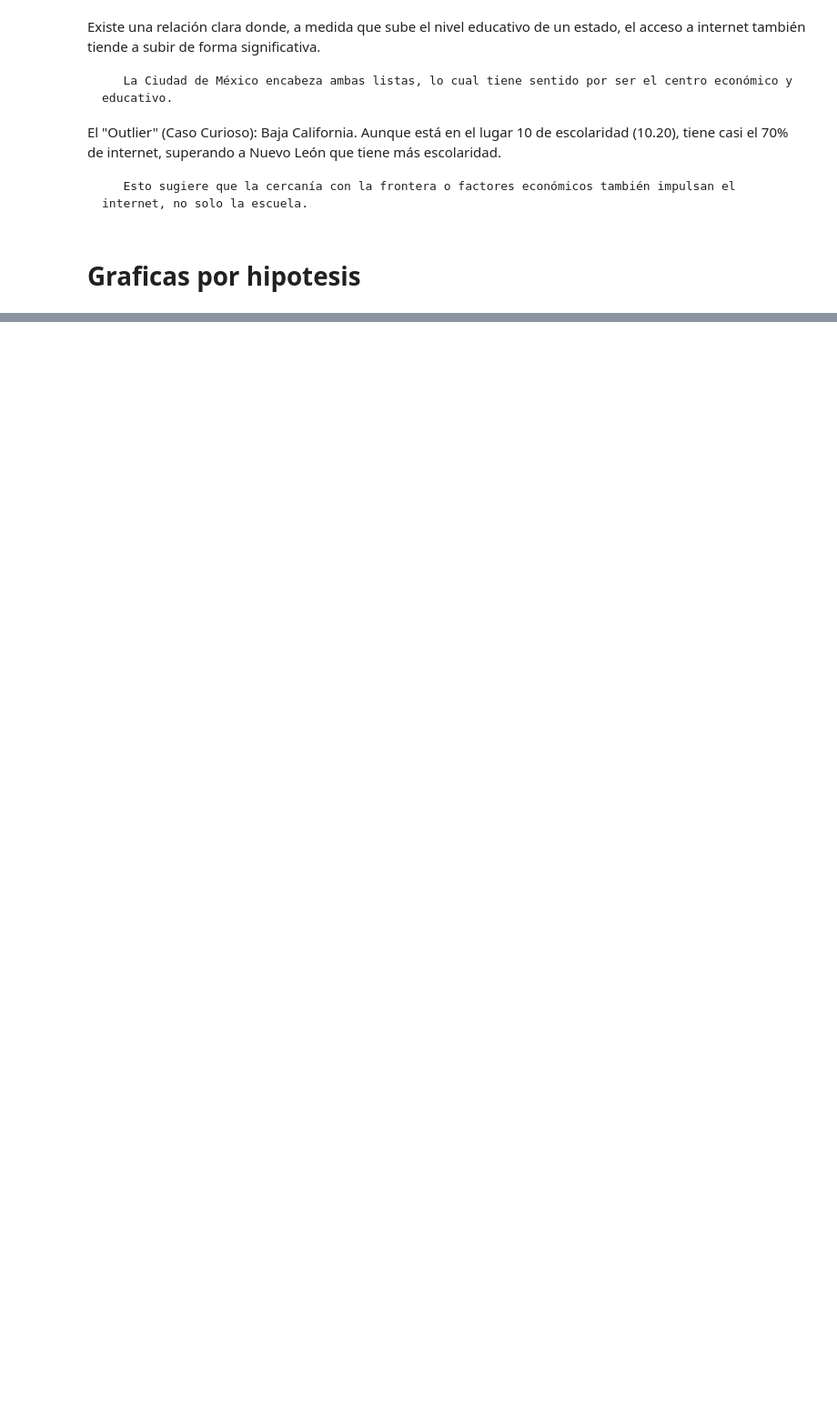
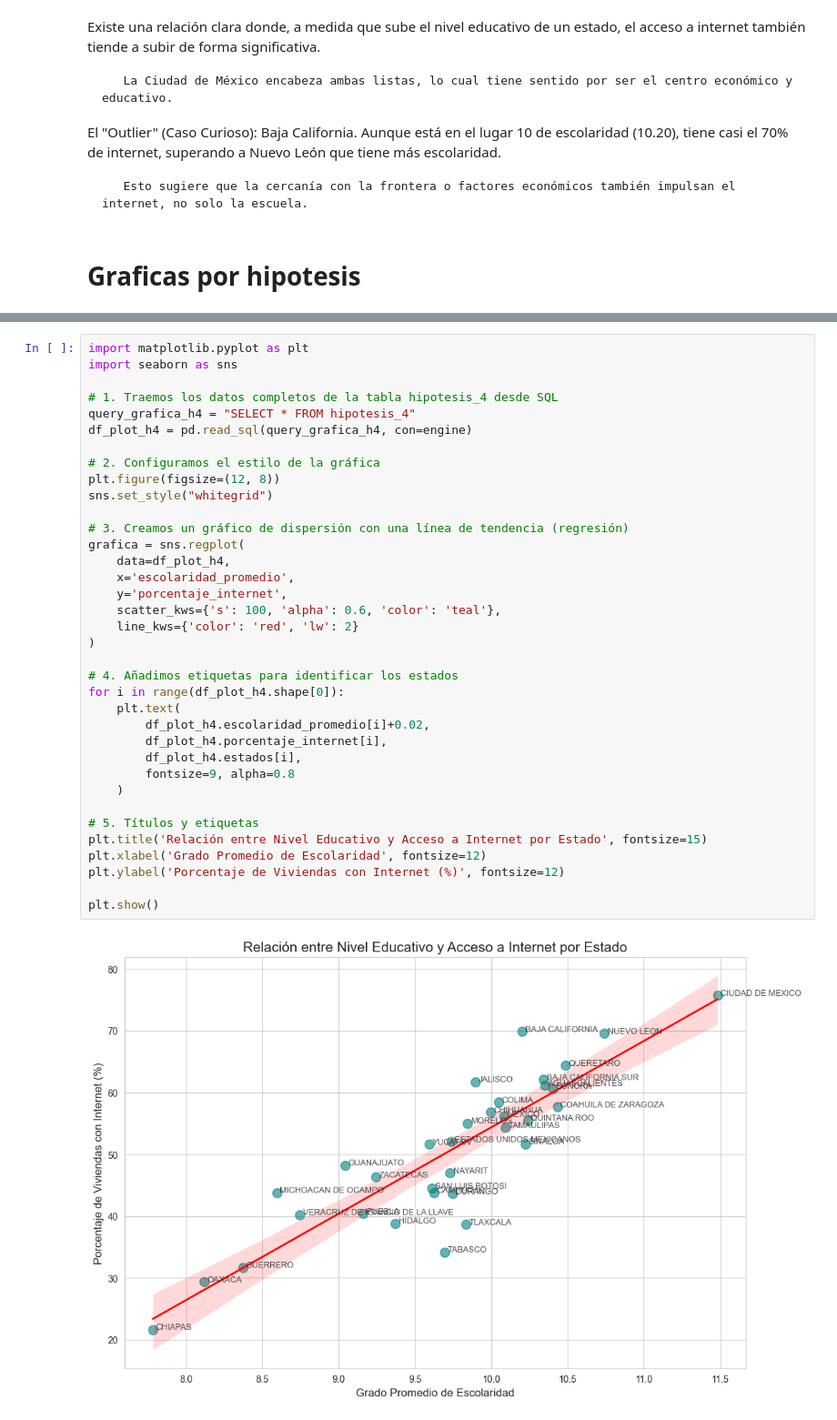
Before and after one commit to julio-bp/PROYECTO2, a Jupyter notebook: PROYECTO2.ipynb, the cells around one changed output, grey strips where cells are left out. Shown at 91% size. Cells and saved outputs as stored; diff of their text form; blank space fills up the shorter version.

```diff
--- a/PROYECTO2.ipynb
+++ b/PROYECTO2.ipynb
@@ -703,0 +412,38 @@ El "Outlier" (Caso Curioso): Baja California. Aunque está en el lugar 10 de esc
+# %%
+import matplotlib.pyplot as plt
+import seaborn as sns
+
+# 1. Traemos los datos completos de la tabla hipotesis_4 desde SQL
+query_grafica_h4 = "SELECT * FROM hipotesis_4"
+df_plot_h4 = pd.read_sql(query_grafica_h4, con=engine)
+
+# 2. Configuramos el estilo de la gráfica
+plt.figure(figsize=(12, 8))
+sns.set_style("whitegrid")
+
+# 3. Creamos un gráfico de dispersión con una línea de tendencia (regresión)
+grafica = sns.regplot(
+    data=df_plot_h4,
+    x='escolaridad_promedio',
+    y='porcentaje_internet',
+    scatter_kws={'s': 100, 'alpha': 0.6, 'color': 'teal'},
+    line_kws={'color': 'red', 'lw': 2}
+)
+
+# 4. Añadimos etiquetas para identificar los estados
+for i in range(df_plot_h4.shape[0]):
+    plt.text(
+        df_plot_h4.escolaridad_promedio[i]+0.02,
+        df_plot_h4.porcentaje_internet[i],
+        df_plot_h4.estados[i],
+        fontsize=9, alpha=0.8
+    )
+
+# 5. Títulos y etiquetas
+plt.title('Relación entre Nivel Educativo y Acceso a Internet por Estado', fontsize=15)
+plt.xlabel('Grado Promedio de Escolaridad', fontsize=12)
+plt.ylabel('Porcentaje de Viviendas con Internet (%)', fontsize=12)
+
+plt.show()
+# %% [output]
+[figure, added]
```
Also changed, not shown: parts of 33 cells of this notebook.
